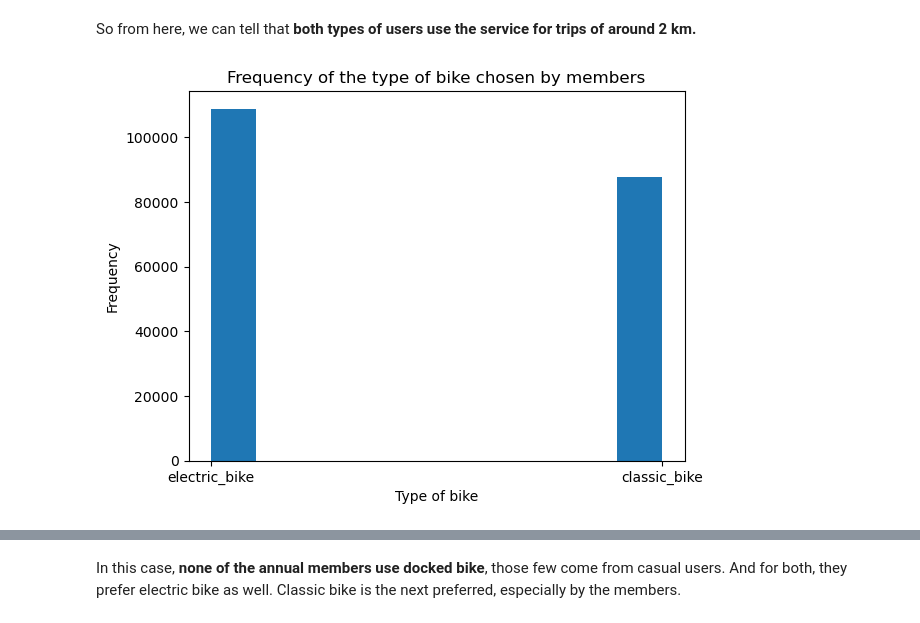
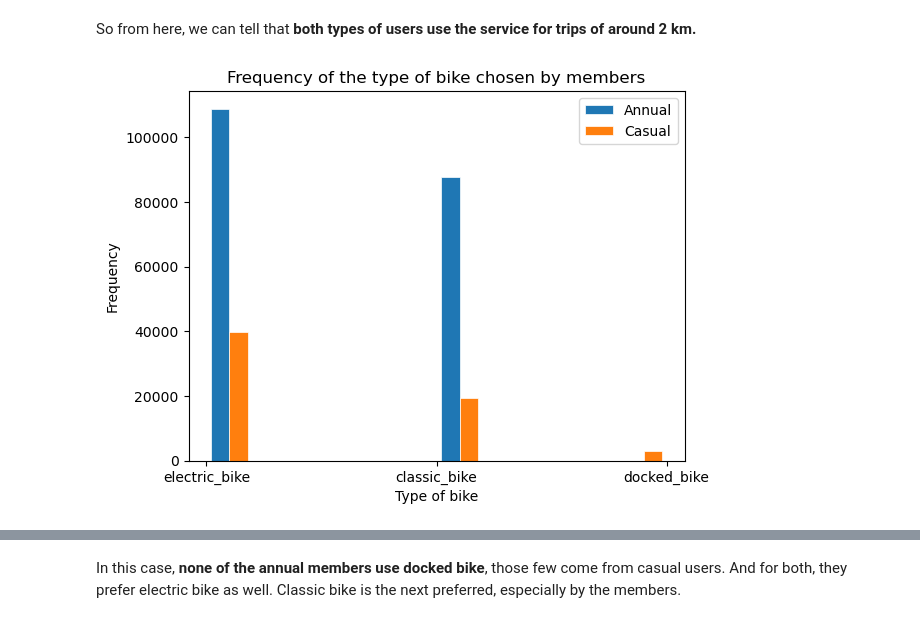
Before and after one commit to Lau397/Case_Study_Bike-Share, a Jupyter notebook: DA_Cyclistic.ipynb, the cells around one changed output, grey strips where cells are left out. Saved outputs shown, nothing was run; the diff lists cells and outputs as text; code cells hidden in the pictures.

```diff
--- a/DA_Cyclistic.ipynb
+++ b/DA_Cyclistic.ipynb
@@ -823,10 +767,12 @@ So from here, we can tell that **both types of users use the service for trips o
 # %%
 # Analyzing bike preference for members:
 
-plt.hist(df_member["rideable_type"])
+plt.hist([df_member["rideable_type"], df_casual["rideable_type"]], edgecolor='w', linewidth=0.5, label = ['Annual', 'Casual'])
 plt.title("Frequency of the type of bike chosen by members")
 plt.xlabel("Type of bike")
 plt.ylabel("Frequency")
+plt.legend(loc='upper right')
+plt.savefig("images/bike_freq_bothusers.png")
 plt.show()
 # %% [output]
-[figure, old version]
+[figure, new version]
```
Also changed, not shown: parts of 23 cells of this notebook, 1 other file.
